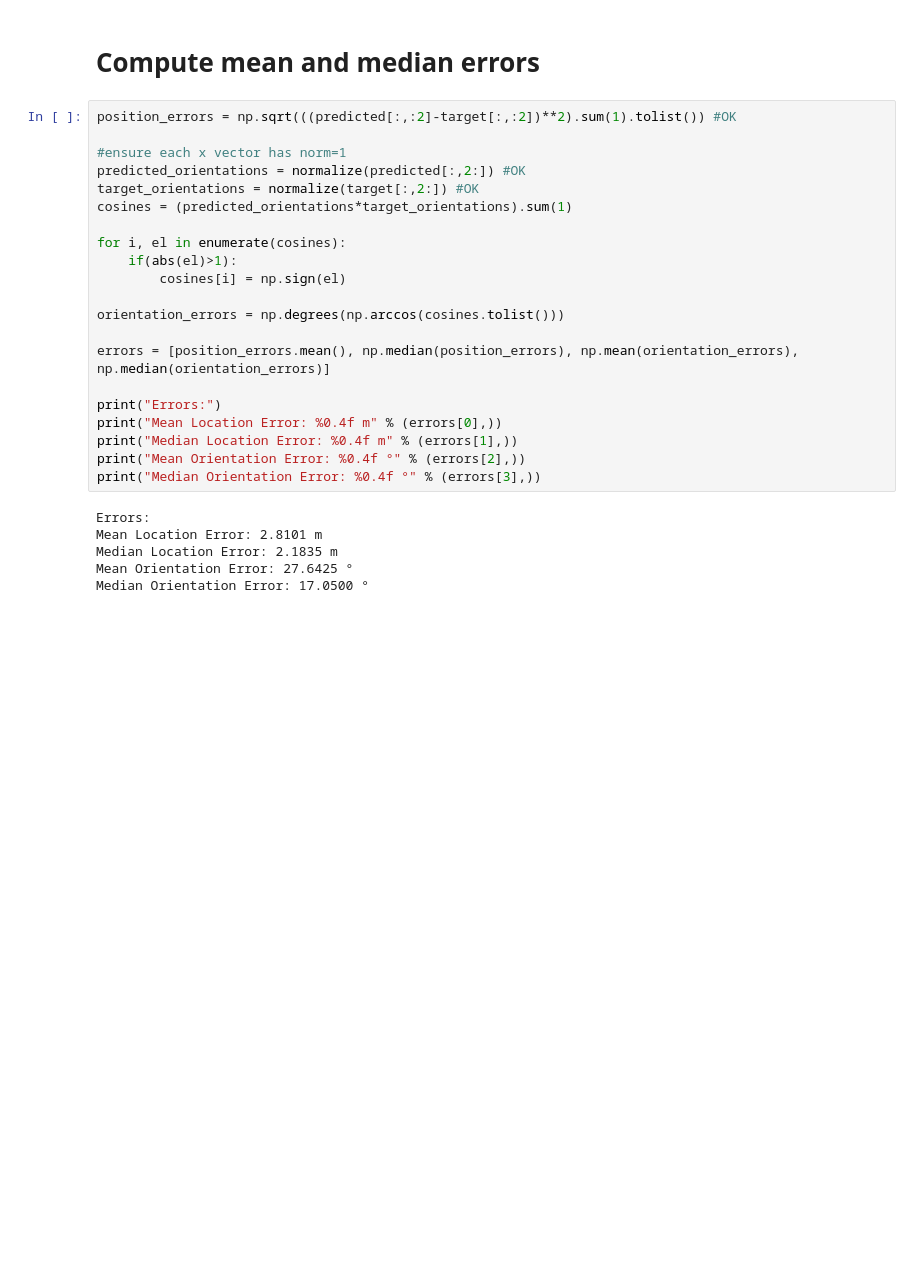
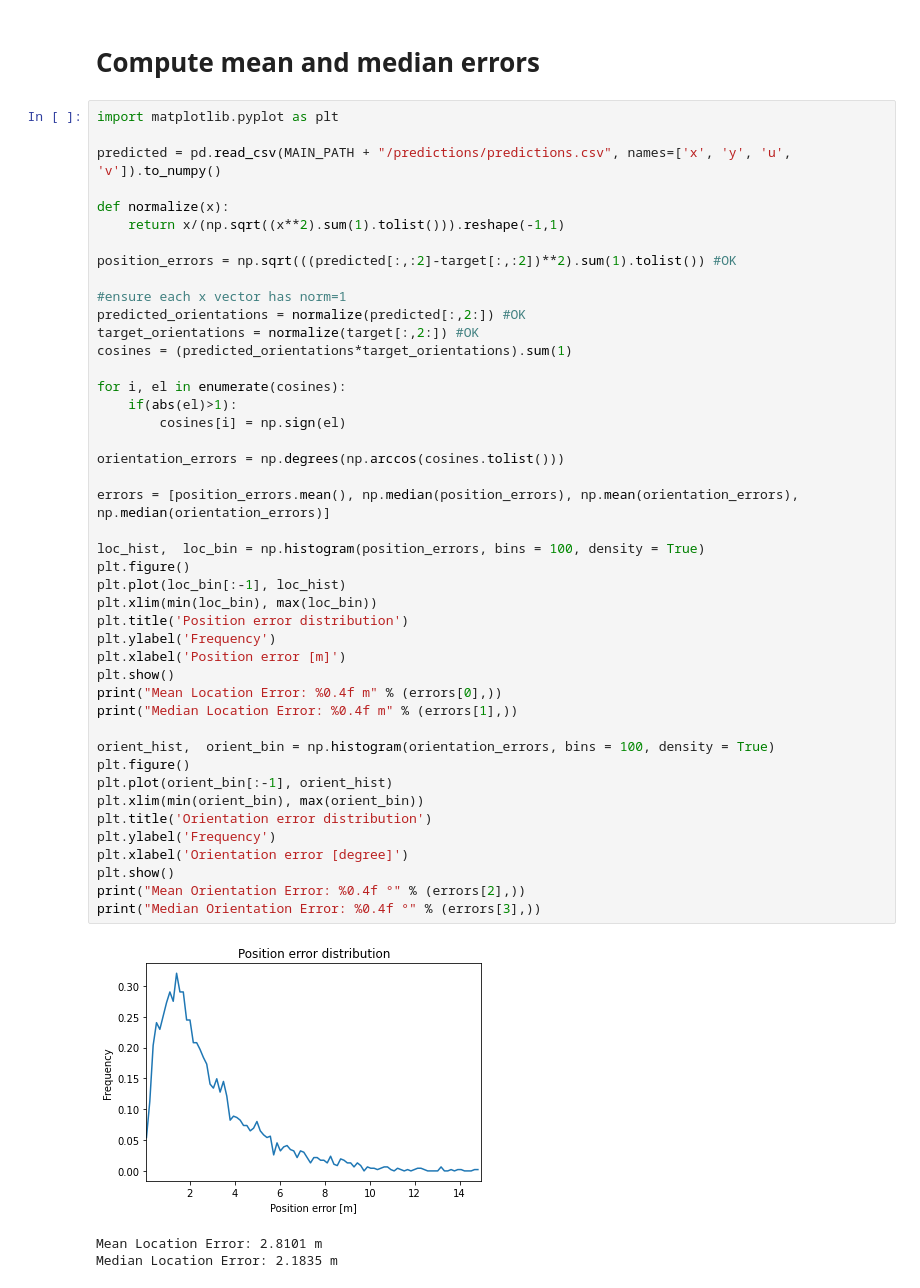
Before and after one commit to DanieleAngioni97/CV_Project, a Jupyter notebook: Localization.ipynb, the cells around one changed output. Saved outputs shown, nothing was run; the diff lists cells and outputs as text; blank space fills up the shorter version.

Commit message:
Addded code to compute error distributions and to save predictions

```diff
--- a/Localization.ipynb
+++ b/Localization.ipynb
@@ -209,29 +212,50 @@ Prediction's done.
 # %% [markdown]
 # **Compute mean and median errors**
 # %%
+import matplotlib.pyplot as plt
+
+predicted = pd.read_csv(MAIN_PATH + "/predictions/predictions.csv", names=['x', 'y', 'u', 'v']).to_numpy()
+
+def normalize(x):
+    return x/(np.sqrt((x**2).sum(1).tolist())).reshape(-1,1)
+
 position_errors = np.sqrt(((predicted[:,:2]-target[:,:2])**2).sum(1).tolist()) #OK
 
 #ensure each x vector has norm=1
 predicted_orientations = normalize(predicted[:,2:]) #OK
 target_orientations = normalize(target[:,2:]) #OK
 cosines = (predicted_orientations*target_orientations).sum(1)
 
 for i, el in enumerate(cosines):
     if(abs(el)>1):
         cosines[i] = np.sign(el)
 
 orientation_errors = np.degrees(np.arccos(cosines.tolist()))
 
 errors = [position_errors.mean(), np.median(position_errors), np.mean(orientation_errors), np.median(orientation_errors)]
 
-print("Errors:")
+loc_hist,  loc_bin = np.histogram(position_errors, bins = 100, density = True)
+plt.figure()
+plt.plot(loc_bin[:-1], loc_hist)
+plt.xlim(min(loc_bin), max(loc_bin))
+plt.title('Position error distribution')
+plt.ylabel('Frequency')
+plt.xlabel('Position error [m]')
+plt.show()
 print("Mean Location Error: %0.4f m" % (errors[0],))
 print("Median Location Error: %0.4f m" % (errors[1],))
+
+orient_hist,  orient_bin = np.histogram(orientation_errors, bins = 100, density = True)
+plt.figure()
+plt.plot(orient_bin[:-1], orient_hist)
+plt.xlim(min(orient_bin), max(orient_bin))
+plt.title('Orientation error distribution')
+plt.ylabel('Frequency')
+plt.xlabel('Orientation error [degree]')
+plt.show()
 print("Mean Orientation Error: %0.4f °" % (errors[2],))
 print("Median Orientation Error: %0.4f °" % (errors[3],))
 # %% [output]
+[figure, added]
-Errors:
 Mean Location Error: 2.8101 m
 Median Location Error: 2.1835 m
-Mean Orientation Error: 27.6425 °
-Median Orientation Error: 17.0500 °
```
Also changed, not shown: parts of 3 cells of this notebook.
